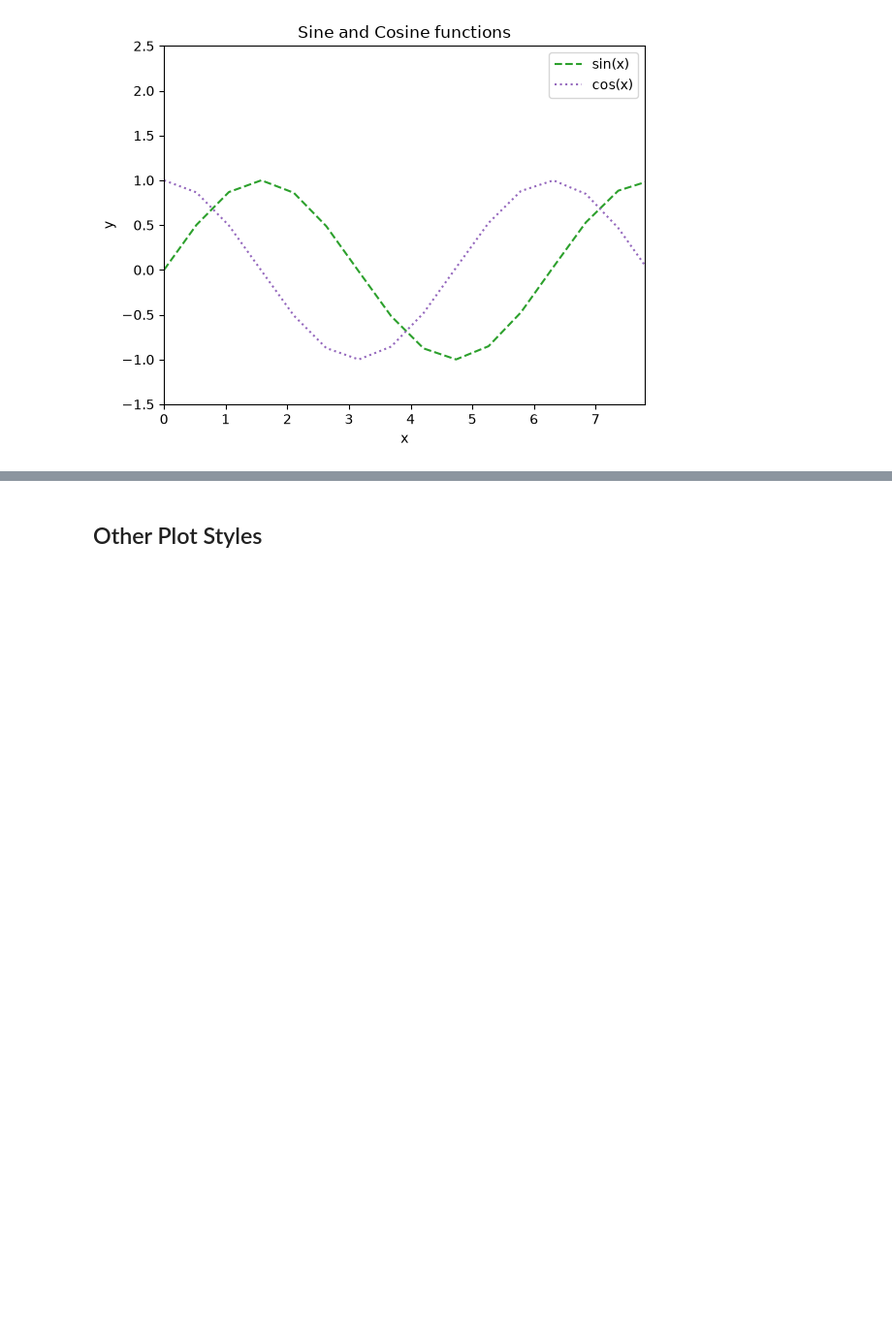
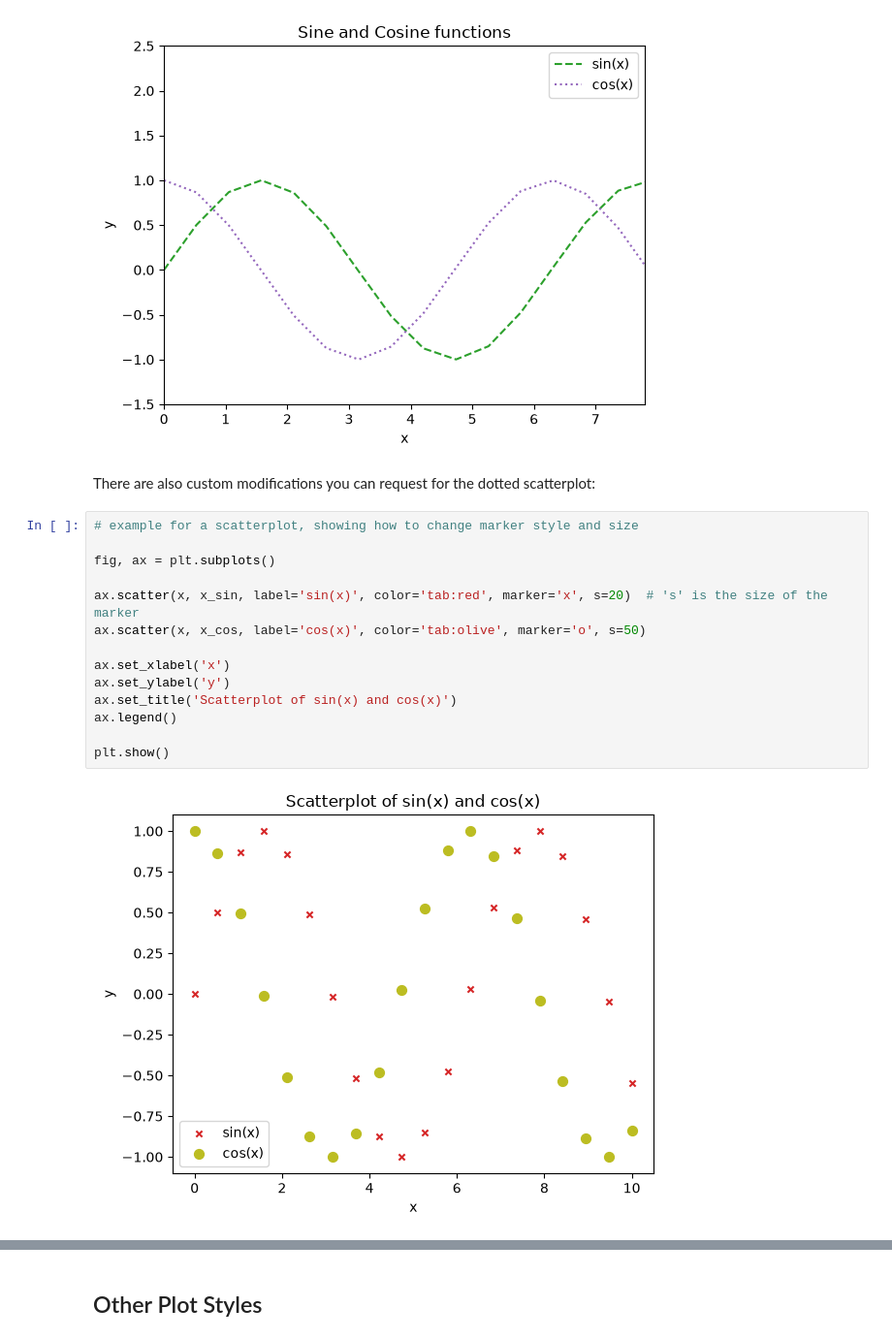
Before and after one commit to trchudley/geospatial-scientific-computing, a Jupyter notebook: week/02/02-plotting.ipynb, the cells around one changed output, grey strips where cells are left out. Shown at 97% size. Drawn from its saved outputs; the diff is of its cells as text; blank space fills up the shorter version.

Commit message:
week 2 plots notebook

```diff
--- a/week/02/02-plotting.ipynb
+++ b/week/02/02-plotting.ipynb
@@ -116,3 +108,21 @@ ax.set_ylim(-1.5, 2.5)
 # %% [output]
 (-1.5, 2.5)
 [figure]
+# %% [markdown]
+There are also custom modifications you can request for the dotted scatterplot:
+# %%
+# example for a scatterplot, showing how to change marker style and size
+
+fig, ax = plt.subplots()
+
+ax.scatter(x, x_sin, label='sin(x)', color='tab:red', marker='x', s=20)  # 's' is the size of the marker
+ax.scatter(x, x_cos, label='cos(x)', color='tab:olive', marker='o', s=50)
+
+ax.set_xlabel('x')
+ax.set_ylabel('y')
+ax.set_title('Scatterplot of sin(x) and cos(x)')
+ax.legend()
+
+plt.show()
+# %% [output]
+[figure, added]
```
Also changed, not shown: parts of 24 cells of this notebook, 3 other files.
